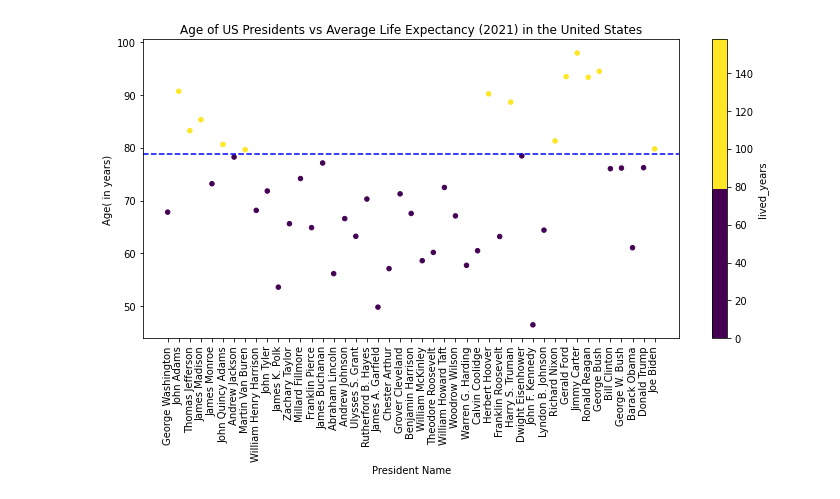
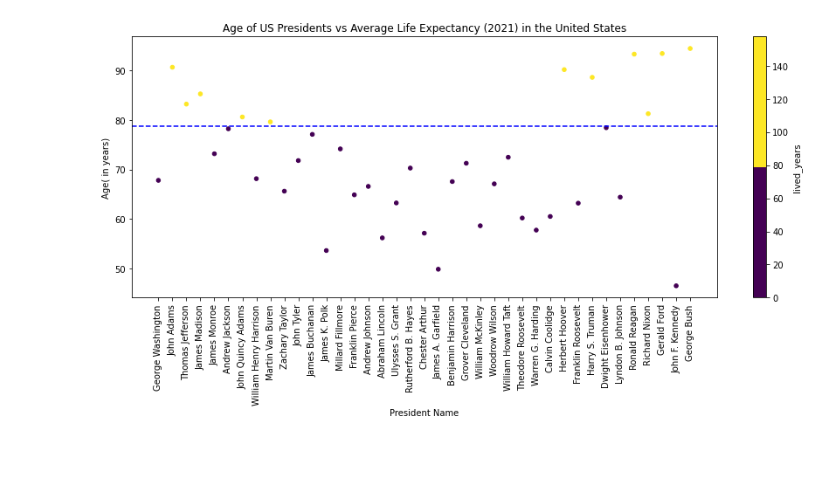
Before and after one commit to vdhavaleswarapu/a_problem_with_presidents, a Jupyter notebook: solution_Venkat.ipynb, the cells around one changed output. Saved outputs shown, nothing was run; the diff lists cells and outputs as text; code cells hidden in the pictures; blank space fills up the shorter version.

```diff
--- a/solution_Venkat.ipynb
+++ b/solution_Venkat.ipynb
@@ -77,13 +87,15 @@ plot.show()
 # %%
+df = df.sort_values(by=['BIRTH DATE'])
+df = df[df['LOCATION OF DEATH'] != 'Living']
 # Current Average life expectancy in the US is 78.79 years.
 cmap=plot.get_cmap('viridis', 2)
 df.plot(kind = 'scatter', x='PRESIDENT', y='lived_years', c= 'lived_years', cmap=cmap, vmin = 0, vmax = 78.79*2, sharex = False)
 plot.axhline(y = 78.79, color = 'blue', linestyle = '--', label='Mean')
-plot.rcParams["figure.figsize"] = (12,5.5)
+plot.rcParams["figure.figsize"] = (15,5.5)
 plot.ylabel("Age( in years)")
 plot.xlabel("President Name")
 plot.title("Age of US Presidents vs Average Life Expectancy (2021) in the United States")
 plot.xticks(rotation=90)
 plot.show()
 # %% [output]
-[figure, old version]
+[figure, new version]
```
Also changed, not shown: parts of 2 cells of this notebook, 1 other file.
